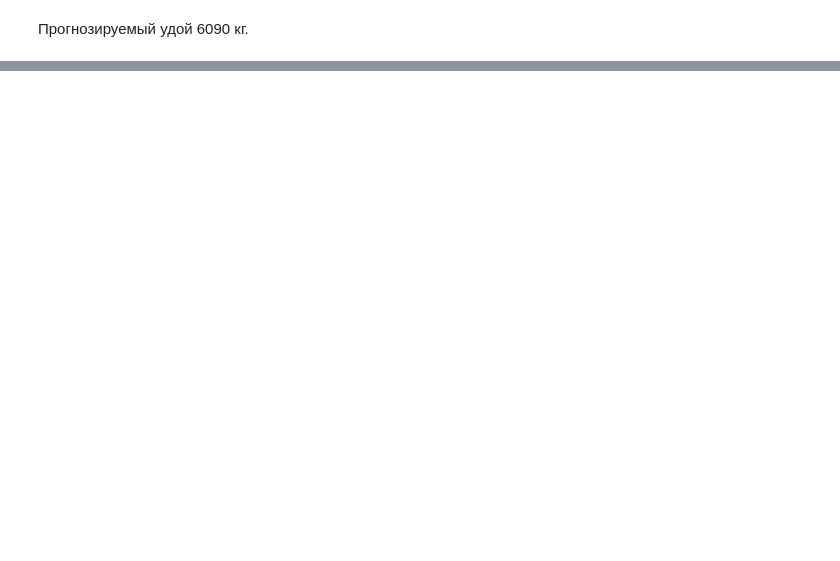
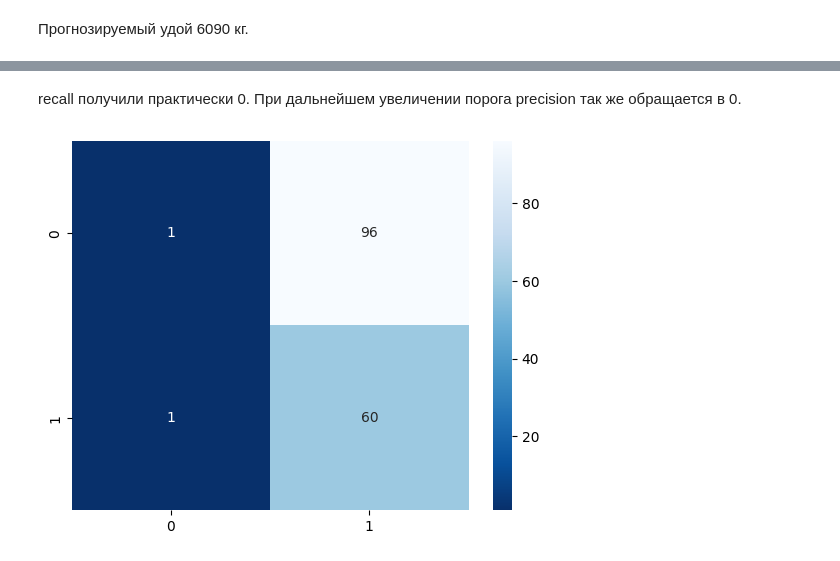
Before and after one commit to eugenii/data_sciencse, a Jupyter notebook: 10_Linnear_Models/main.ipynb, the cells around one changed output, grey strips where cells are left out. Saved outputs shown, nothing was run; the diff lists cells and outputs as text; code cells hidden in the pictures; blank space fills up the shorter version.

```diff
--- a/10_Linnear_Models/main.ipynb
+++ b/10_Linnear_Models/main.ipynb
@@ -842,0 +903,9 @@ print("Прогноз для новых данных:", y_new_pred[0])
+# %%
+# Кодирование количественных признаков
+scaler_class = StandardScaler()
+X_train_scaled_class_m1 = scaler_class.fit_transform(X_train_class_m1[numerical_columns_class])
+X_test_scaled_class_m1 = scaler_class.transform(X_test_class_m1[numerical_columns_class])
+# %%
+# Объединяем по горизонтали
+X_train_final_class_m1 = hstack([X_train_scaled_class_m1, X_train_ohe_m1])
+X_test_final_class_m1 = hstack([X_test_scaled_class_m1, X_test_ohe_m1])
@@ -842,0 +914,11 @@ print("Прогноз для новых данных:", y_new_pred[0])
+# %%
+# создаём объект для работы с моделью
+clf_m1 = LogisticRegression()
+
+# обучаем модель на данных
+clf_m1 = clf_m1.fit(X_train_final_class_m1, y_train_class_m1)
+
+# получаем прогнозные метки классов
+y_pred_class_m1 = clf_m1.predict(X_test_final_class_m1)
+
+# y_pred_class_m1
@@ -842,0 +948,21 @@ print("Прогноз для новых данных:", y_new_pred[0])
+# %%
+# Получаем вероятности для каждого класса
+y_pred_proba_m1 = clf_m1.predict_proba(X_test_final_class_m1)
+
+# Проверяем форму массива
+print(y_pred_proba_m1.shape)  # Должно быть (n_samples, n_classes)
+print(y_pred_proba_m1[:5])    # Первые 5 строк вероятностей
+print(clf_m1.classes_)
+# Выбираем вероятности для класса "вкусно" (первый столбец)
+y_pred_proba_vkusno = y_pred_proba_m1[:, 0]
+
+# Устанавливаем новый порог (значение - после 5-ти попыток)
+threshold = 0.8
+y_pred_class_m1_new = np.where(y_pred_proba_vkusno >= threshold, 'вкусно', 'не вкусно')
+
+# Пересчитываем метрики
+precision_new = precision_score(y_test_class, y_pred_class_m1_new, pos_label='вкусно')
+recall_new = recall_score(y_test_class, y_pred_class_m1_new, pos_label='вкусно')
+
+print('New precision: ', round(precision_new, 3))
+print('New recall: ', round(recall_new, 3))
@@ -842,0 +979,7 @@ print("Прогноз для новых данных:", y_new_pred[0])
+# %% [markdown]
+recall получили практически 0. При дальнейшем увеличении порога precision так же обращается в 0.
+# %%
+cm = confusion_matrix(y_test_class, y_pred_class_m1_new)
+sns.heatmap(cm, annot=True, fmt='d', cmap='Blues_r');
+# %% [output]
+[figure, added]
```
Also changed, not shown: parts of 35 cells of this notebook.
